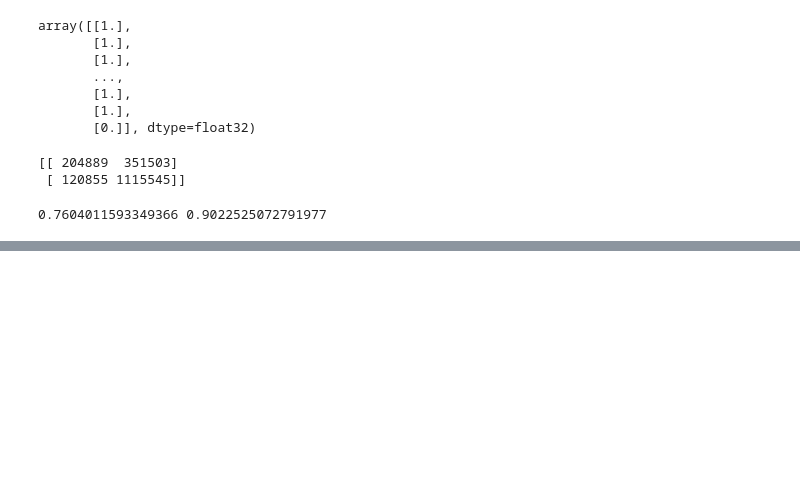
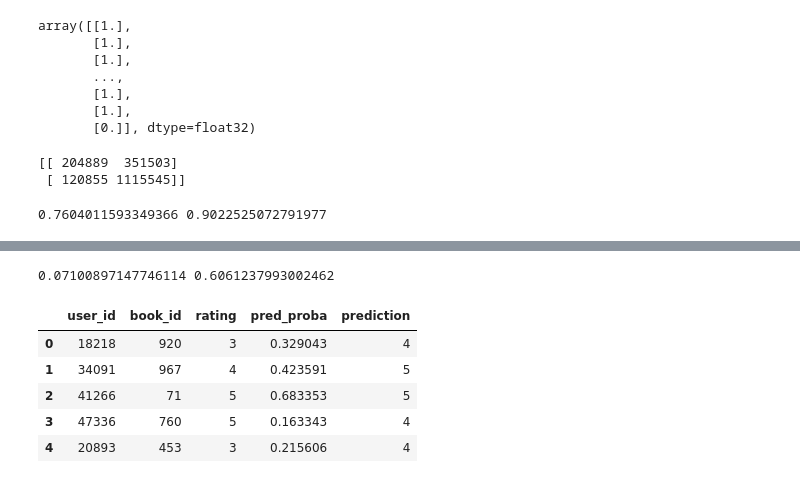
Before and after one commit to manoj0237/DeeplearningandAI-finalproject, a Jupyter notebook: Wide-Deep.ipynb, the cells around one changed output, grey strips where cells are left out. Cells and saved outputs as stored; diff of their text form; code cells hidden in the pictures; blank space fills up the shorter version.

```diff
--- a/Wide-Deep.ipynb
+++ b/Wide-Deep.ipynb
@@ -428,0 +520,4 @@ def top_10_binary_results(evaluation_data):
+# %%
+print(mAP, binary_mAP)
+# %% [output]
+0.07100897147746114 0.6061237993002462
@@ -428,0 +526,10 @@ def top_10_binary_results(evaluation_data):
+# %%
+evaluation_data = pd.read_csv('data/backups/wd_eval5.csv')
+evaluation_data.head()
+# %% [output]
+|  | user_id | book_id | rating | pred_proba | prediction |
+| 0 | 18218 | 920 | 3 | 0.329043 | 4 |
+| 1 | 34091 | 967 | 4 | 0.423591 | 5 |
+| 2 | 41266 | 71 | 5 | 0.683353 | 5 |
+| 3 | 47336 | 760 | 5 | 0.163343 | 4 |
+| 4 | 20893 | 453 | 3 | 0.215606 | 4 |
```
Also changed, not shown: parts of 23 cells of this notebook, 22 other files.
